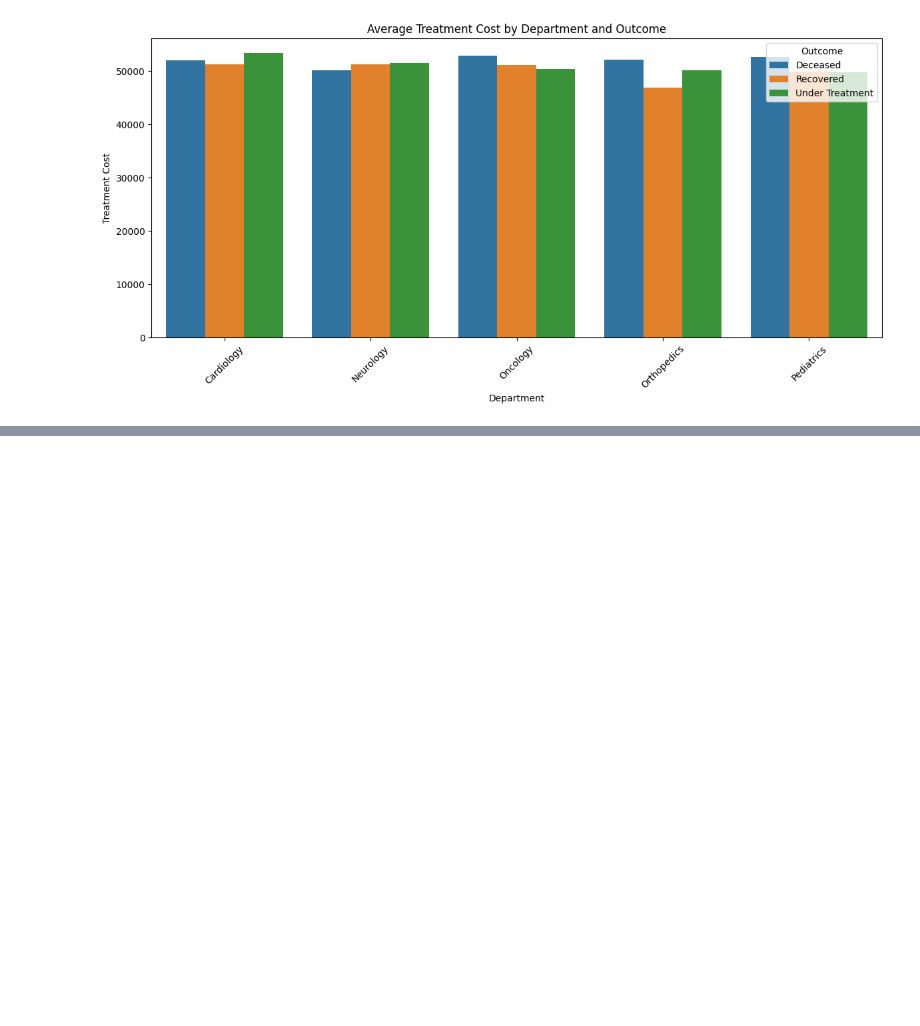
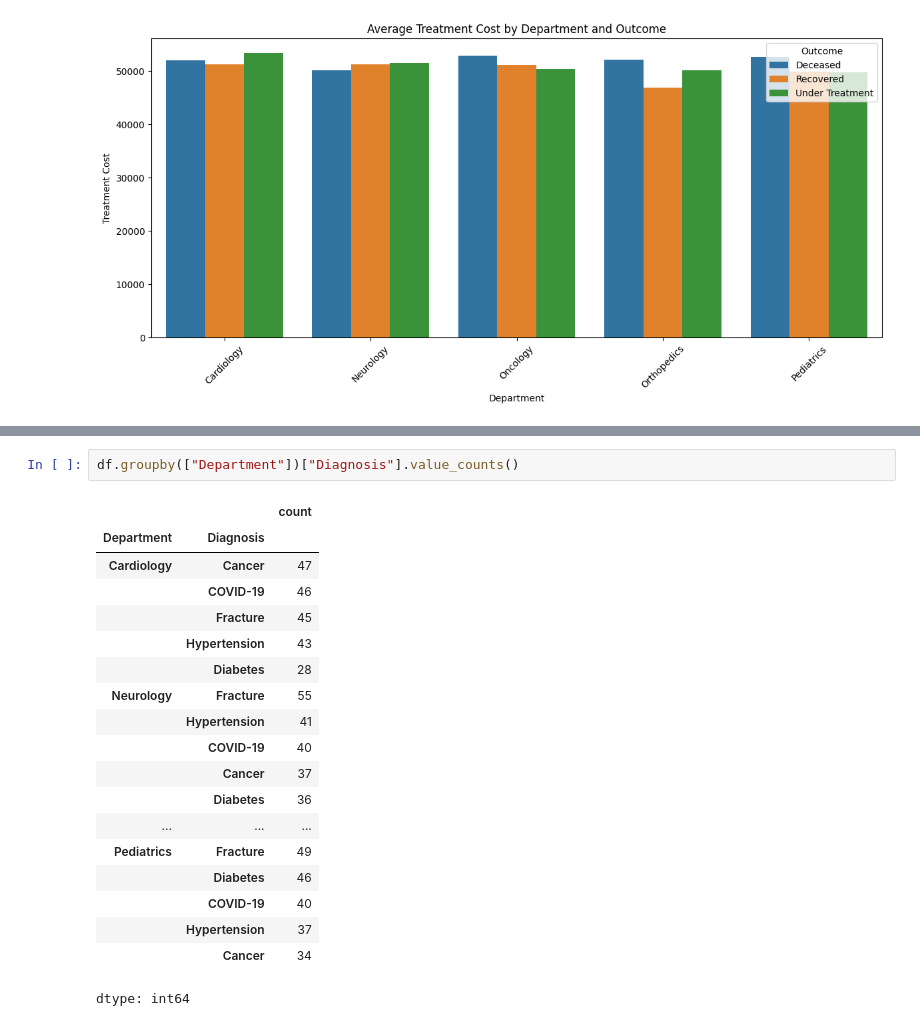
Before and after one commit to Rajaanthonysamy/Interview_Preparation, a Jupyter notebook: HospitalPatients.ipynb, the cells around one changed output, grey strips where cells are left out. Drawn from its saved outputs; the diff is of its cells as text; blank space fills up the shorter version.

```diff
--- a/HospitalPatients.ipynb
+++ b/HospitalPatients.ipynb
@@ -1001,0 +1064,22 @@ plt.show()
+# %%
+df.groupby(["Department"])["Diagnosis"].value_counts()
+# %% [output]
+|  |  | count |
+| Department | Diagnosis |  |
+| Cardiology | Cancer | 47 |
+|  | COVID-19 | 46 |
+|  | Fracture | 45 |
+|  | Hypertension | 43 |
+|  | Diabetes | 28 |
+| Neurology | Fracture | 55 |
+|  | Hypertension | 41 |
+|  | COVID-19 | 40 |
+|  | Cancer | 37 |
+|  | Diabetes | 36 |
+| ... | ... | ... |
+| Pediatrics | Fracture | 49 |
+|  | Diabetes | 46 |
+|  | COVID-19 | 40 |
+|  | Hypertension | 37 |
+|  | Cancer | 34 |
+dtype: int64
```
Also changed, not shown: parts of 8 cells of this notebook.
